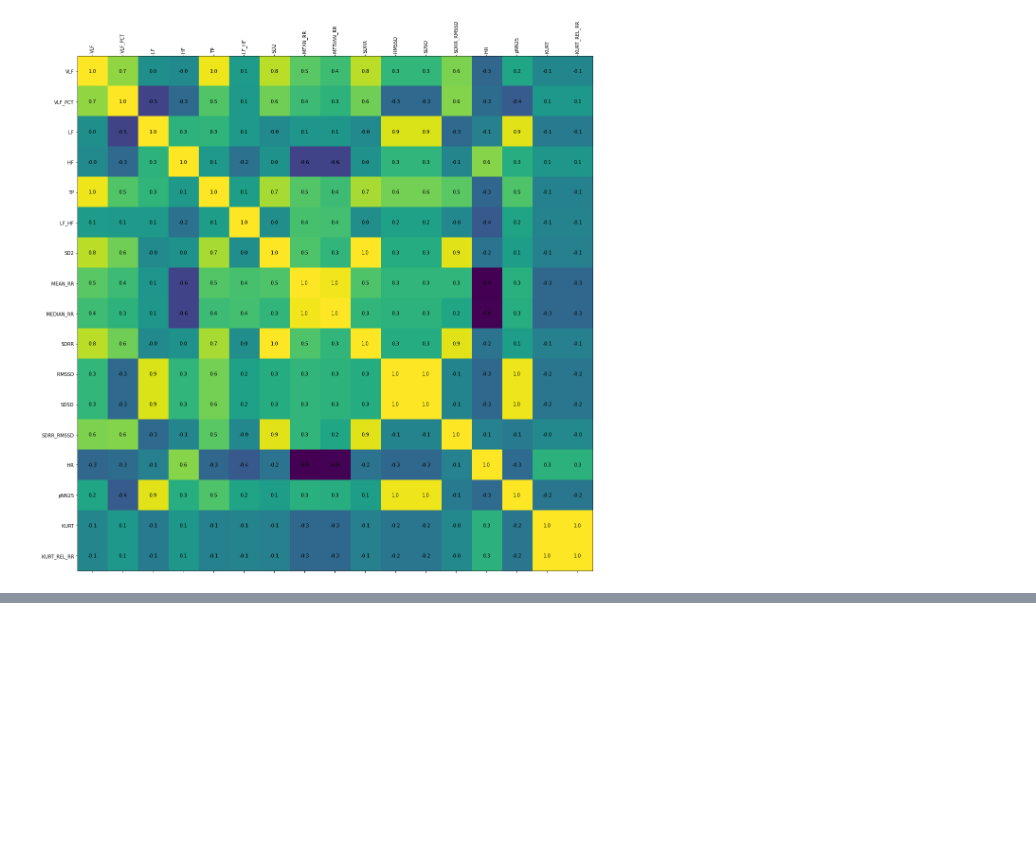
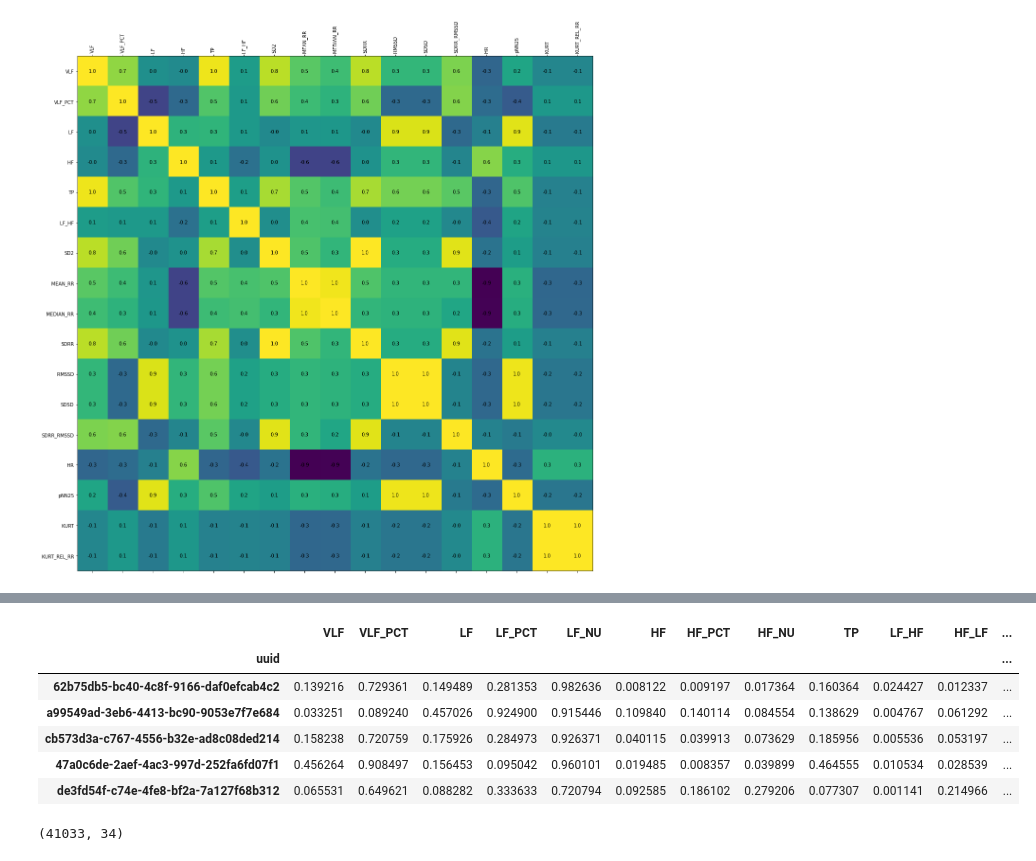
Before and after one commit to pcopley/uta-aiml, a Jupyter notebook: 90 Hackathon 2.0/Hackathon Submission.ipynb, the cells around one changed output, grey strips where cells are left out. Drawn from its saved outputs; the diff is of its cells as text; code cells hidden in the pictures; blank space fills up the shorter version.

```diff
--- a/90 Hackathon 2.0/Hackathon Submission.ipynb
+++ b/90 Hackathon 2.0/Hackathon Submission.ipynb
@@ -320,0 +341,27 @@ Text(0.5, 1.0, 'Selecting k with elbow method')
+# %%
+test_f = pd.read_csv('test/frequency_domain_features_test.csv')
+test_h = pd.read_csv('test/heart_rate_non_linear_features_test.csv')
+test_t = pd.read_csv('test/time_domain_features_test.csv')
+
+test = reduce(lambda l,r: pd.merge(l,r,on='uuid'), [test_f, test_h, test_t])
+
+test.drop('datasetId', axis=1, inplace=True)
+test.set_index('uuid', inplace=True, verify_integrity=True)
+# %%
+test = test.replace(condition_struct)
+scaled_test = scaler.fit_transform(test)
+scaled_test = pd.DataFrame(scaled_test, index=test.index, columns=test.columns)
+
+scaled_test.head()
+# %% [output]
+|  | VLF | VLF_PCT | LF | LF_PCT | LF_NU | HF | HF_PCT | HF_NU | TP | LF_HF | HF_LF | ... |
+| uuid |  |  |  |  |  |  |  |  |  |  |  | ... |
+| 62b75db5-bc40-4c8f-9166-daf0efcab4c2 | 0.139216 | 0.729361 | 0.149489 | 0.281353 | 0.982636 | 0.008122 | 0.009197 | 0.017364 | 0.160364 | 0.024427 | 0.012337 | ... |
+| a99549ad-3eb6-4413-bc90-9053e7f7e684 | 0.033251 | 0.089240 | 0.457026 | 0.924900 | 0.915446 | 0.109840 | 0.140114 | 0.084554 | 0.138629 | 0.004767 | 0.061292 | ... |
+| cb573d3a-c767-4556-b32e-ad8c08ded214 | 0.158238 | 0.720759 | 0.175926 | 0.284973 | 0.926371 | 0.040115 | 0.039913 | 0.073629 | 0.185956 | 0.005536 | 0.053197 | ... |
+| 47a0c6de-2aef-4ac3-997d-252fa6fd07f1 | 0.456264 | 0.908497 | 0.156453 | 0.095042 | 0.960101 | 0.019485 | 0.008357 | 0.039899 | 0.464555 | 0.010534 | 0.028539 | ... |
+| de3fd54f-c74e-4fe8-bf2a-7a127f68b312 | 0.065531 | 0.649621 | 0.088282 | 0.333633 | 0.720794 | 0.092585 | 0.186102 | 0.279206 | 0.077307 | 0.001141 | 0.214966 | ... |
+# %%
+scaled_test.shape
+# %% [output]
+(41033, 34)
```
Also changed, not shown: parts of 14 cells of this notebook, 3 other files.
